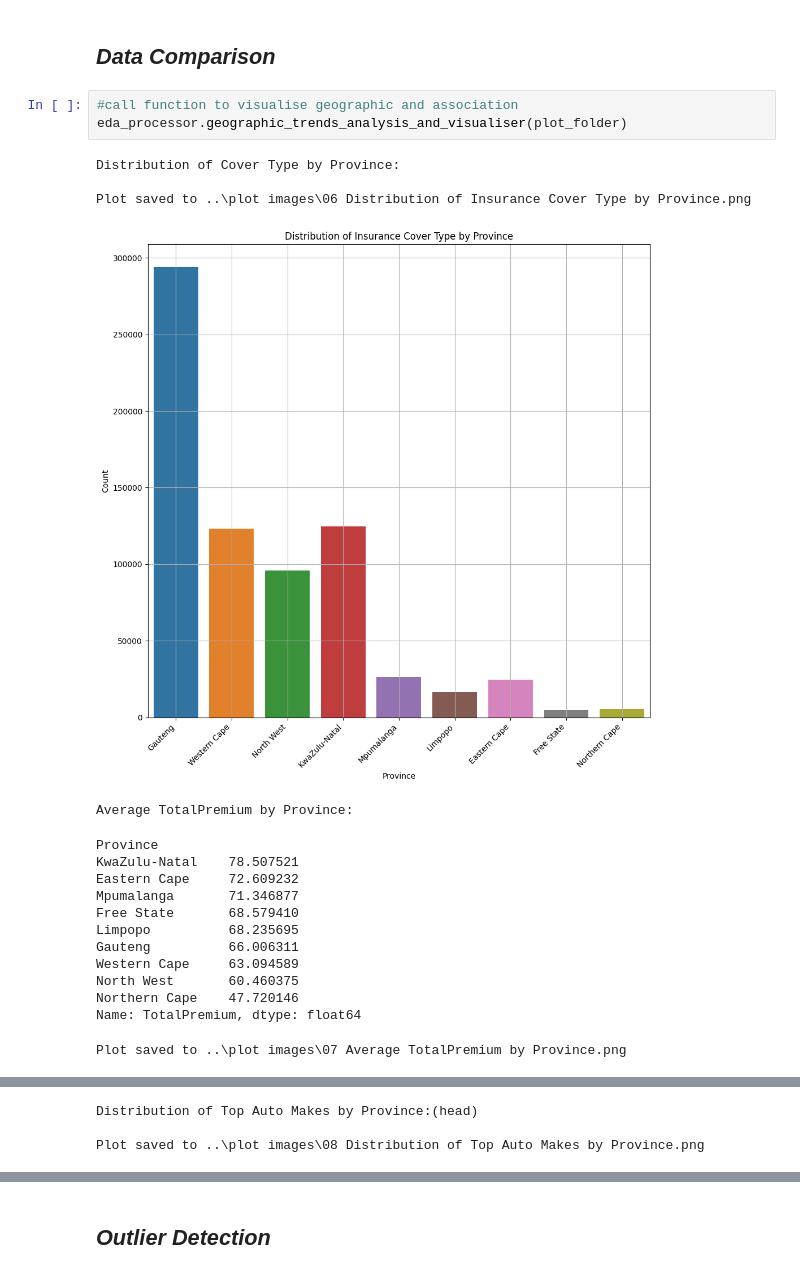
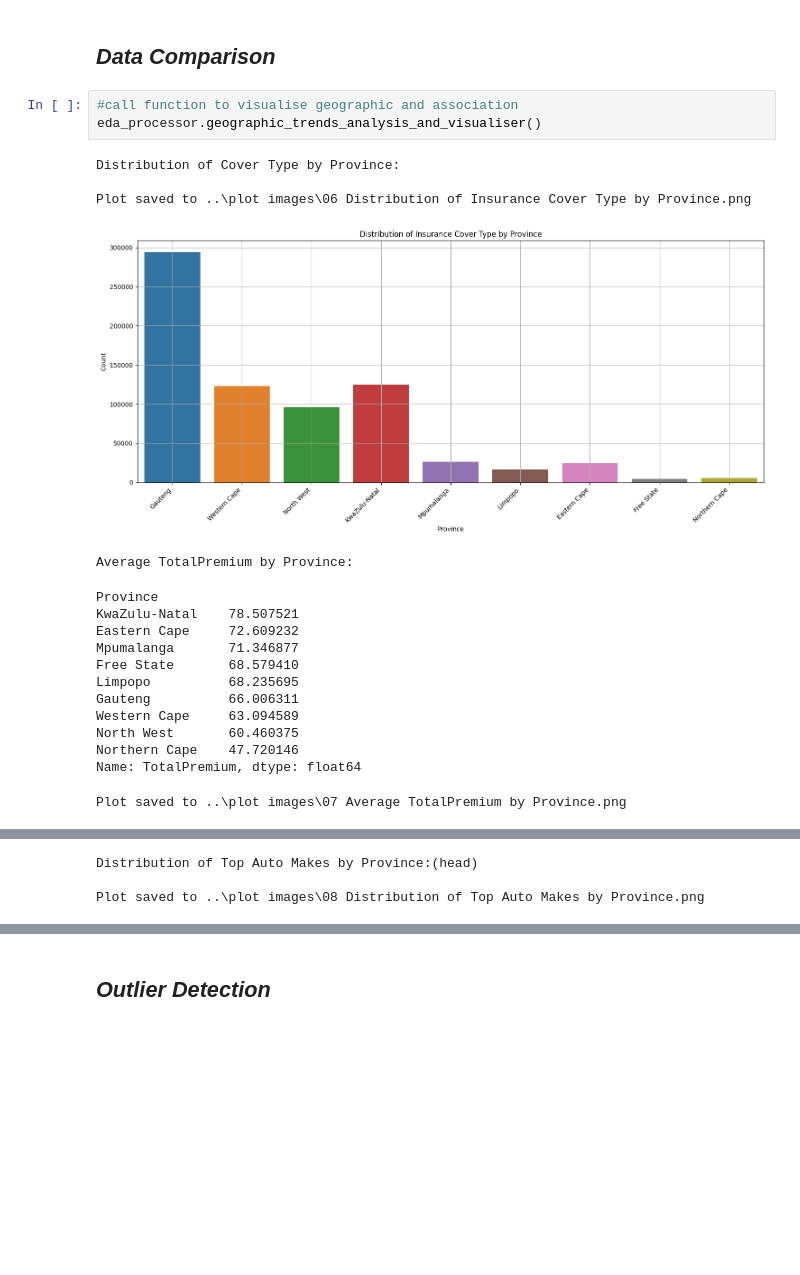
Before and after one commit to nuhaminae/End-to-End-Insurance-Risk-Analytics-and-Predictive-Modeling, a Jupyter notebook: notebooks/02_EDA.ipynb, the cells around one changed output, grey strips where cells are left out. Cells and saved outputs as stored; diff of their text form; blank space fills up the shorter version.

```diff
--- a/notebooks/02_EDA.ipynb
+++ b/notebooks/02_EDA.ipynb
@@ -187,12 +189,12 @@ Plot saved to ..\plot images\05 Correlation Heatmap for Monthly Premium and Clai
 ## *Data Comparison*
 # %%
 #call function to visualise geographic and association
-eda_processor.geographic_trends_analysis_and_visualiser(plot_folder)
+eda_processor.geographic_trends_analysis_and_visualiser()
 # %% [output]
 Distribution of Cover Type by Province:
 
 Plot saved to ..\plot images\06 Distribution of Insurance Cover Type by Province.png
-[figure, old version]
+[figure, new version]
 Average TotalPremium by Province:
 Province
 KwaZulu-Natal    78.507521
```
Also changed, not shown: parts of 8 cells of this notebook.
